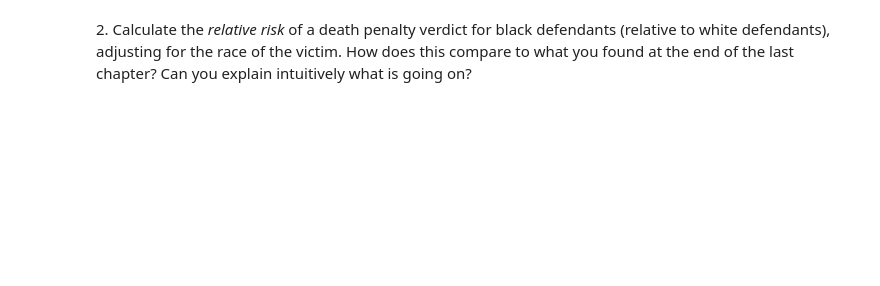
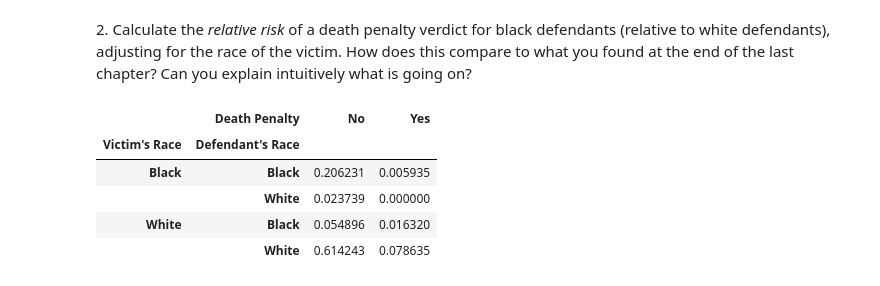
Before and after one commit to Hadiasemi/Data301, a Jupyter notebook: Copy_of_2_3_Multi_Way_Tables_and_Simpson's_Paradox.ipynb, the cells around one changed output. Drawn from its saved outputs; the diff is of its cells as text; code cells hidden in the pictures; blank space fills up the shorter version.

```diff
--- a/Copy_of_2_3_Multi_Way_Tables_and_Simpson's_Paradox.ipynb
+++ b/Copy_of_2_3_Multi_Way_Tables_and_Simpson's_Paradox.ipynb
@@ -180,2 +251,19 @@ Exercise 2 asks you to work with the Florida Death Penalty data set, which is av
 # %% [markdown]
 2\. Calculate the _relative risk_ of a death penalty verdict for black defendants (relative to white defendants), adjusting for the race of the victim. How does this compare to what you found at the end of the last chapter? Can you explain intuitively what is going on?
+# %%
+joint_defend_death = pd.crosstab(
+                          [
+                           df_death["Victim's Race"],
+                           df_death["Defendant's Race"],
+                          ],
+                          df_death['Death Penalty'],
+                          normalize = True
+                        )
+joint_defend_death
+# %% [output]
+|  | Death Penalty | No | Yes |
+| Victim's Race | Defendant's Race |  |  |
+| Black | Black | 0.206231 | 0.005935 |
+|  | White | 0.023739 | 0.000000 |
+| White | Black | 0.054896 | 0.016320 |
+|  | White | 0.614243 | 0.078635 |
```
Also changed, not shown: parts of 17 cells of this notebook.
